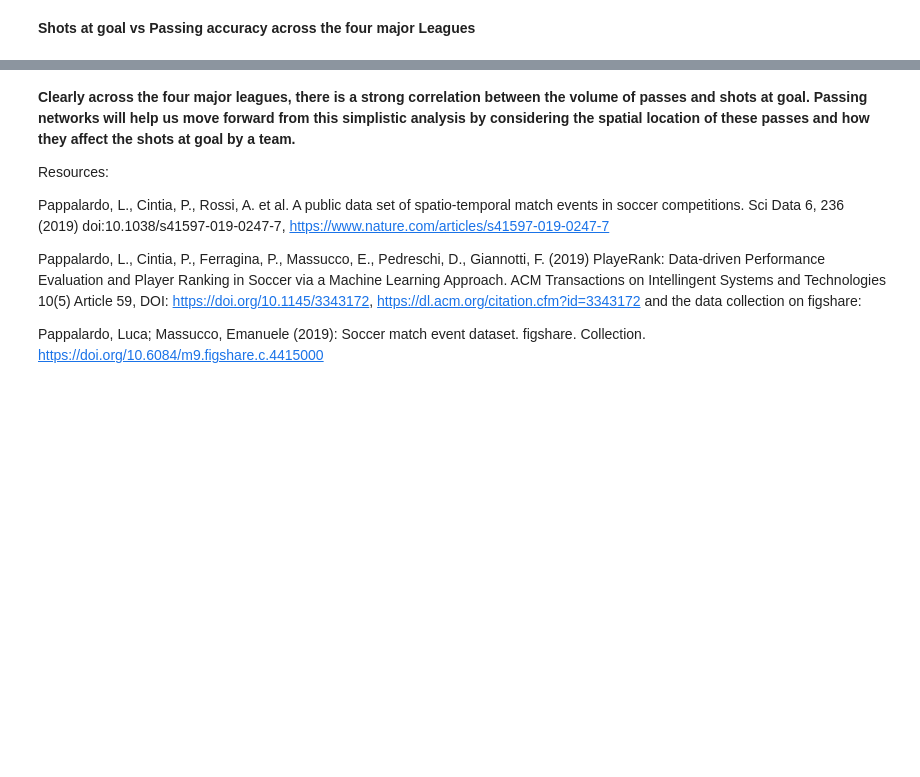
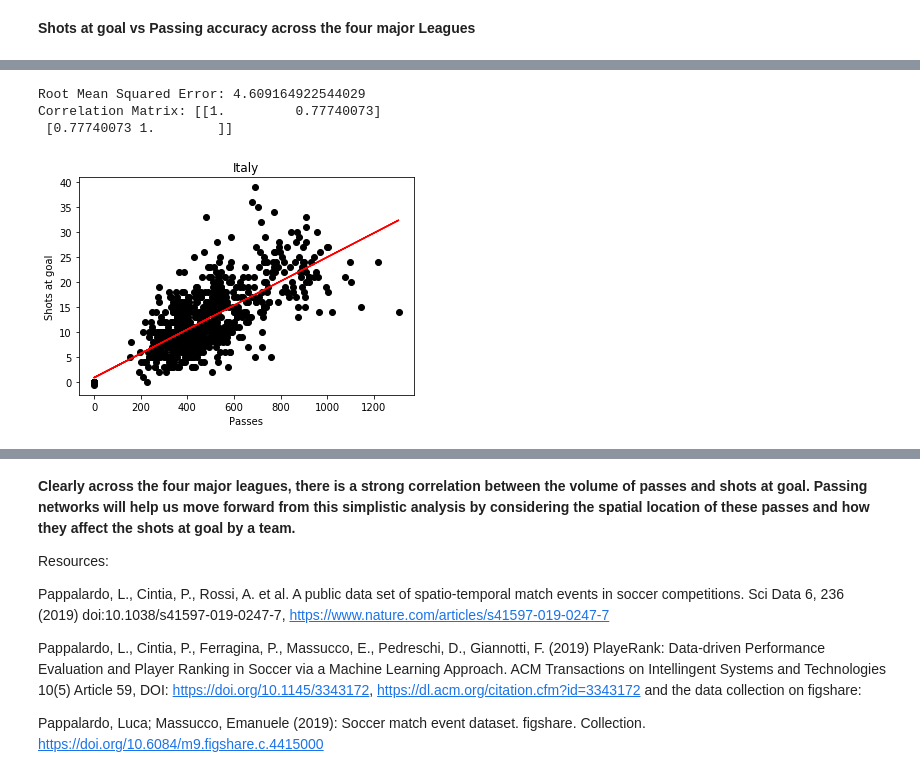
Before and after one commit to sureshr14/Soccer-Analysis-1, a Jupyter notebook: Shots_at_goal_vs_passing_volume.ipynb, the cells around one changed output, grey strips where cells are left out. Drawn from its saved outputs; the diff is of its cells as text; code cells hidden in the pictures; blank space fills up the shorter version.

```diff
--- a/Shots_at_goal_vs_passing_volume.ipynb
+++ b/Shots_at_goal_vs_passing_volume.ipynb
@@ -99,0 +108,7 @@ passing_vol_vs_shots('Spain')
+# %%
+passes_it,shots_it=passing_vol_vs_shots('Italy')
+# %% [output]
+Root Mean Squared Error: 4.609164922544029
+Correlation Matrix: [[1.         0.77740073]
+ [0.77740073 1.        ]]
+[figure, added]
```
Also changed, not shown: parts of 10 cells of this notebook.
